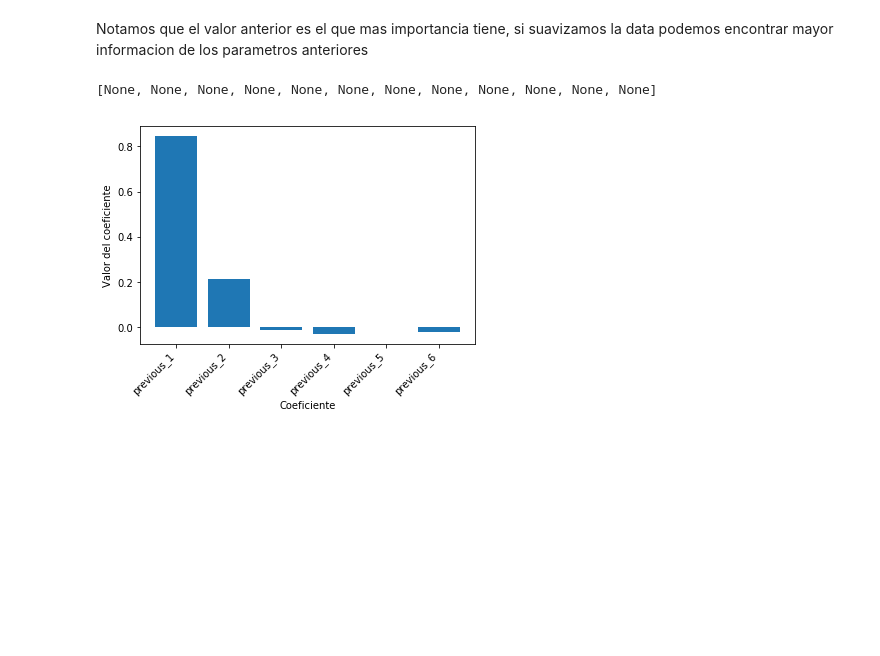
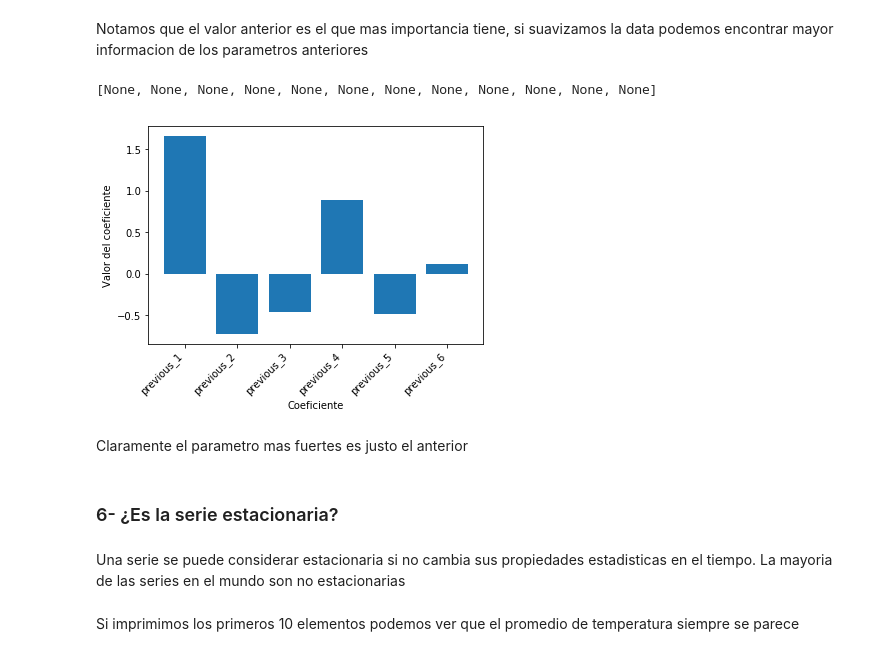
Before and after one commit to PamelaMunozCaceres/Python-Study, a Jupyter notebook: Jugando con Series de Tiempo.ipynb, the cells around one changed output. Drawn from its saved outputs; the diff is of its cells as text; code cells hidden in the pictures; blank space fills up the shorter version.

Commit message:
sera la serie estacionaria?

```diff
--- a/Jugando con Series de Tiempo.ipynb
+++ b/Jugando con Series de Tiempo.ipynb
@@ -315,13 +315,15 @@ Lo que queremos conocer es que tan relacionado estan los registros con sus vecin
 # %% [markdown]
 Usando la serie de tiempo de la temperatura construiremos un siple modelo de regresion y veremos que coeficientes cobran machor prepondeancia
 # %%
-previous = [1, 2, 3, 4, 5, 6]
+previous = [0, 1, 2, 3, 4, 5, 6]
 previous_values = {'previous_{}'.format(ii):
                    df_train['meantemp'].shift(ii)
                    for ii in previous}
 previous_values_temp =\
     pd.DataFrame(previous_values).dropna().reset_index(drop=True)
 
+previous_values_y = previous_values_temp["previous_0"]
+del previous_values_temp["previous_0"]
 print(previous_values_temp.head())
 # %% [output]
    previous_1  previous_2  previous_3  previous_4  previous_5  previous_6
@@ -352,31 +354,39 @@ plt.setp(ax.get_xticklabels(), rotation=45, horizontalalignment='right')
 Notamos que el valor anterior es el que mas importancia tiene, si suavizamos la data podemos encontrar mayor informacion de los parametros anteriores
 # %%
 # Definimos la ventana de datos
-ventana = 50
+ventana = 3
 df_train['meantemp_smooth'] = \
     df_train['meantemp'].rolling(window=ventana).mean().\
     dropna().reset_index(drop=True)
 
 # Obtenemos los valores anteriores
-previous = [1, 2, 3, 4, 5, 6]
+previous = [0, 1, 2, 3, 4, 5, 6]
 previous_values = {'previous_{}'.format(ii):
                    df_train['meantemp_smooth'].shift(ii)
                    for ii in previous}
 previous_values_temp =\
     pd.DataFrame(previous_values).dropna().reset_index(drop=True)
 df_train['meantemp_smooth'].dropna(inplace=True)
+previous_values_y = previous_values_temp["previous_0"]
+del previous_values_temp["previous_0"]
 
 # Ajustamos el modelo de regresión
 model = Ridge()
-model.fit(previous_values_temp, df_train['meantemp_smooth'][5:])
+model.fit(previous_values_temp, previous_values_y)
 
 # Graficamos
 fig, ax = plt.subplots()
 
 ax.bar(previous_values_temp.columns, model.coef_)
 ax.set(xlabel='Coeficiente', ylabel='Valor del coeficiente')
 
 plt.setp(ax.get_xticklabels(), rotation=45, horizontalalignment='right')
 # %% [output]
 [None, None, None, None, None, None, None, None, None, None, None, None]
-[figure, old version]
+[figure, new version]
+# %% [markdown]
+Claramente el parametro mas fuertes es justo el anterior
+# %% [markdown]
+### 6- ¿Es la serie estacionaria?
+# %% [markdown]
+Una serie se puede considerar estacionaria si no cambia sus propiedades estadisticas en el tiempo. La mayoria de las series en el mundo son no estacionarias
@@ -382,0 +411,2 @@ plt.setp(ax.get_xticklabels(), rotation=45, horizontalalignment='right')
+# %% [markdown]
+Si imprimimos los primeros 10 elementos podemos ver que el promedio de temperatura siempre se parece
```
Also changed, not shown: parts of 10 cells of this notebook.
